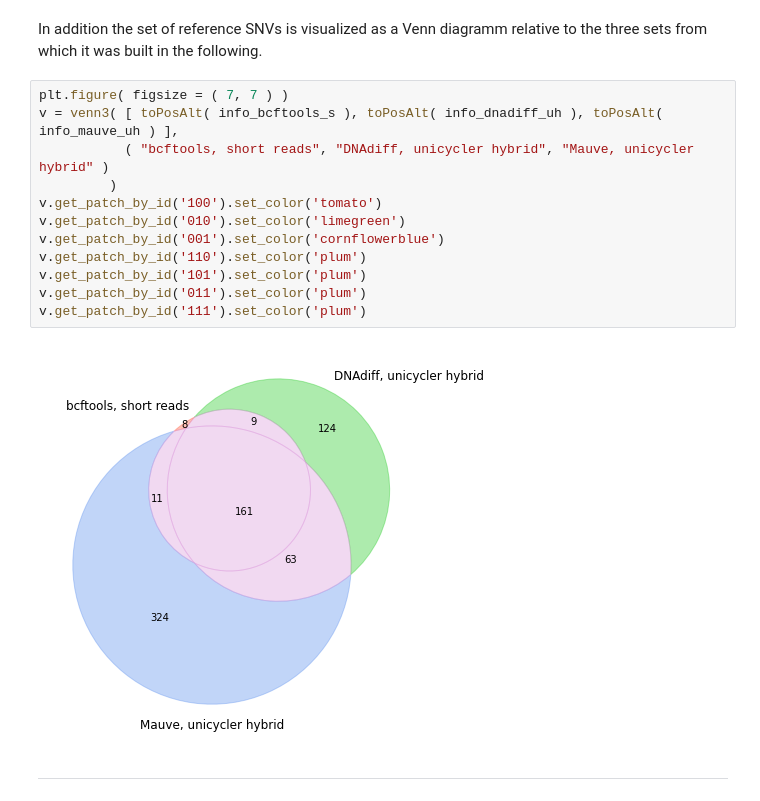
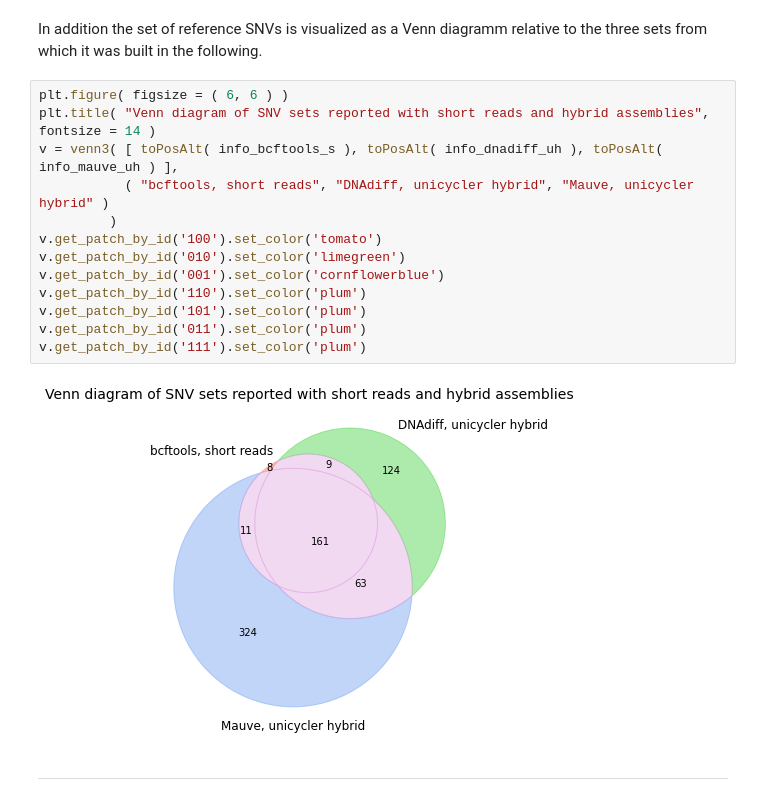
Before and after one commit to Integrative-Transcriptomics/TechnicalReport-AssemblyBestPractice, a Jupyter notebook: S11_SNVDiscoveryAnalysis.ipynb, the cells around one changed output. Cells and saved outputs as stored; diff of their text form.

Commit message:
- Updated plot design of script S11.

```diff
--- a/S11_SNVDiscoveryAnalysis.ipynb
+++ b/S11_SNVDiscoveryAnalysis.ipynb
@@ -160,19 +160,20 @@ for pos, alt in sorted( list(
 # %% [markdown]
 In addition the set of reference SNVs is visualized as a Venn diagramm relative to the three sets from which it was built in the following.
 # %%
-plt.figure( figsize = ( 7, 7 ) )
+plt.figure( figsize = ( 6, 6 ) )
+plt.title( "Venn diagram of SNV sets reported with short reads and hybrid assemblies", fontsize = 14 )
 v = venn3( [ toPosAlt( info_bcftools_s ), toPosAlt( info_dnadiff_uh ), toPosAlt( info_mauve_uh ) ],
            ( "bcftools, short reads", "DNAdiff, unicycler hybrid", "Mauve, unicycler hybrid" )
          )
 v.get_patch_by_id('100').set_color('tomato')
 v.get_patch_by_id('010').set_color('limegreen')
 v.get_patch_by_id('001').set_color('cornflowerblue')
 v.get_patch_by_id('110').set_color('plum')
 v.get_patch_by_id('101').set_color('plum')
 v.get_patch_by_id('011').set_color('plum')
 v.get_patch_by_id('111').set_color('plum')
 # %% [output]
-[figure, old version]
+[figure, new version]
 # %% [markdown]
 ---
 # %% [markdown]
```
Also changed, not shown: parts of 9 cells of this notebook.
